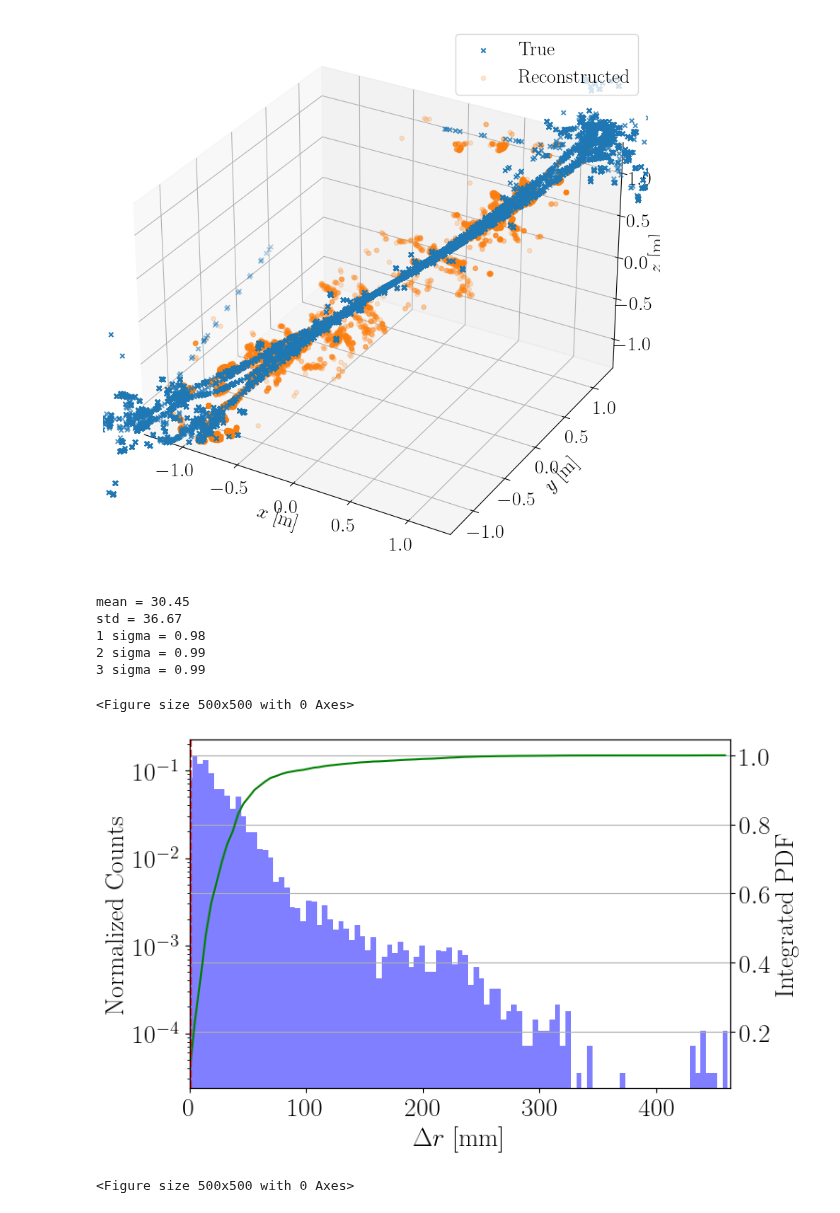
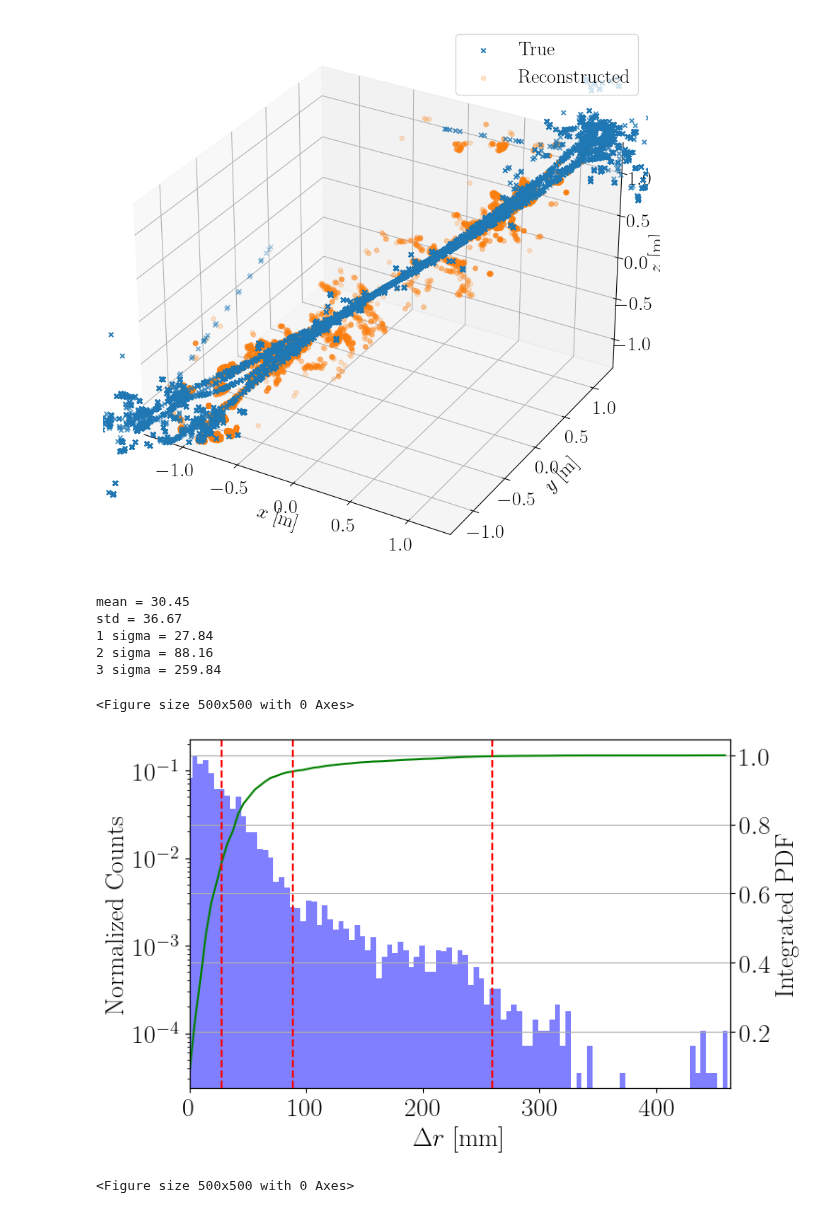
Before and after one commit to Noah-Everett/DSPS-Detector, a Jupyter notebook: analysis/DSPDReco.ipynb, the cells around one changed output. Saved outputs shown, nothing was run; the diff lists cells and outputs as text; code cells hidden in the pictures.

```diff
--- a/analysis/DSPDReco.ipynb
+++ b/analysis/DSPDReco.ipynb
@@ -446,56 +292,45 @@ fig.show()
 # %% [output]
 [figure]
 # %%
-# hist, bins, _ = plt.hist(df_hits['reconstructedPoint_primary_distance_r'], bins=100, alpha=0.5, label='Histogram')
-# cumulative_sum = np.cumsum(hist)
-# scaled_hist = hist / cumulative_sum[-1]
-# plt.clf()
-
 PDF, scaled_hist, bins = get_PDF(df_hits['reconstructedPoint_primary_distance_r'], nBins=100)
 primary_mean = np.mean(df_hits['reconstructedPoint_primary_distance_r'])
 primary_std = np.std(df_hits['reconstructedPoint_primary_distance_r'])
-primary_sigma_1 = get_CSP('1 sigma', PDF, scaled_hist, bins)
-primary_sigma_2 = get_CSP('2 sigma', PDF, scaled_hist, bins)
-primary_sigma_3 = get_CSP('3 sigma', PDF, scaled_hist, bins)
+primary_sigma_1 = get_CSP('1 sigma', PDF=PDF, bins=bins)
+primary_sigma_2 = get_CSP('2 sigma', PDF=PDF, bins=bins)
+primary_sigma_3 = get_CSP('3 sigma', PDF=PDF, bins=bins)
 
 fig, ax1 = plt.subplots(figsize=(8, 5))
 ax1.bar(bins[:-1], scaled_hist, width=np.diff(bins), alpha=0.5, color='blue')
 ax1.set_xlabel(r'$\Delta r$ [mm]')
 ax1.set_ylabel('Normalized Counts')
 ax1.set_yscale('log')
 ax1.set_xlim(0, bins[-1])
 
 ax2 = ax1.twinx()
-# PDF = cumulative_sum/cumulative_sum[-1]
 ax2.plot(bins[:-1], PDF, color='green', label='Histogram')
 ax2.set_ylabel('Integrated PDF')
 
-# Add vertical line at 1 sigma
-# primary_sigma_1 = bins[np.argmin(np.abs(PDF - 0.6827))]
-# primary_sigma_2 = bins[np.argmin(np.abs(PDF - 0.9545))]
-# primary_sigma_3 = bins[np.argmin(np.abs(PDF - 0.9973))]
-# primary_mean = np.mean(df_hits['reconstructedPoint_primary_distance_r'])
-# primary_std = np.std(df_hits['reconstructedPoint_primary_distance_r'])
 print('mean = {:.2f}'.format(primary_mean))
 print('std = {:.2f}'.format(primary_std))
 print('1 sigma = {:.2f}'.format(primary_sigma_1))
 print('2 sigma = {:.2f}'.format(primary_sigma_2))
 print('3 sigma = {:.2f}'.format(primary_sigma_3))
+
 ax2.axvline(primary_sigma_1, color='red', linestyle='--', label='1 Sigma')
 ax2.axvline(primary_sigma_2, color='red', linestyle='--', label='2 Sigma')
 ax2.axvline(primary_sigma_3, color='red', linestyle='--', label='3 Sigma')
 ax2.grid()
 
 fig.tight_layout()
 fig.show()
 # %% [output]
 mean = 30.45
 std = 36.67
-1 sigma = 0.98
-2 sigma = 0.99
-3 sigma = 0.99
+1 sigma = 27.84
+2 sigma = 88.16
+3 sigma = 259.84
 <Figure size 500x500 with 0 Axes>
-[figure, old version]
+[figure, new version]
 # %%
 df_hits['reconstructedPoint_primary_distance_r_x'] = df_hits['reconstructedPoint_primary_distance'].apply(lambda x: x[0]) - df_hits['initialPosition'].apply(lambda x: x[0])
 df_hits['reconstructedPoint_primary_distance_r_y'] = df_hits['reconstructedPoint_primary_distance'].apply(lambda x: x[1]) - df_hits['initialPosition'].apply(lambda x: x[1])
```
Also changed, not shown: parts of 21 cells of this notebook, 8 other files.
